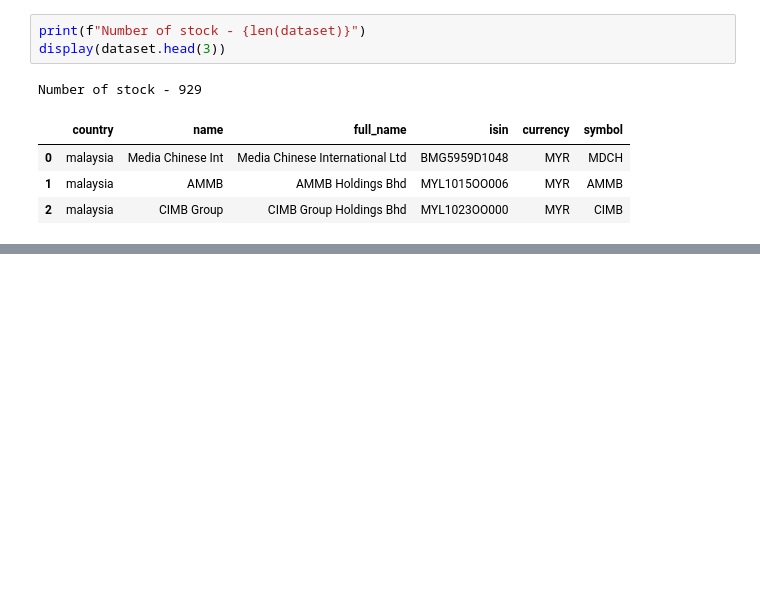
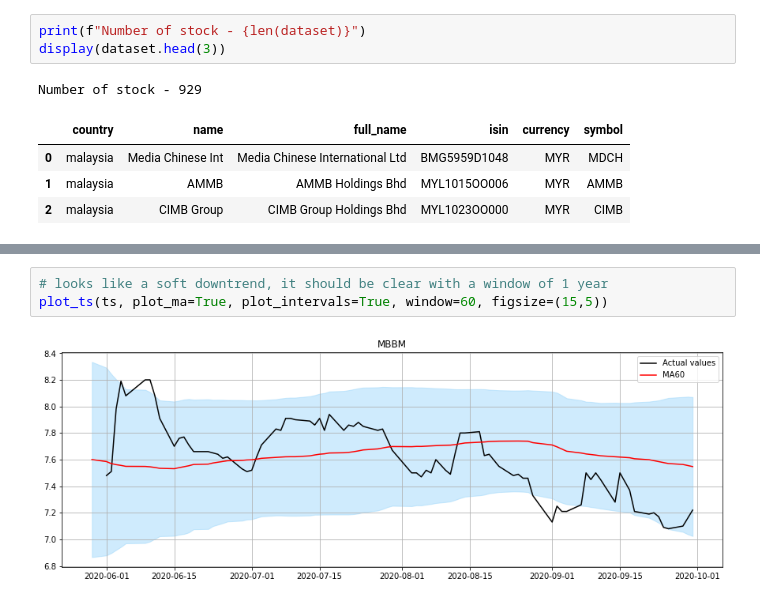
Before and after one commit to mengwangk/investor, a Jupyter notebook: experiment/science/nbdev/nbs/101_data.load.finance.forecast.ipynb, the cells around one changed output, grey strips where cells are left out. Drawn from its saved outputs; the diff is of its cells as text; blank space fills up the shorter version.

```diff
--- a/experiment/science/nbdev/nbs/101_data.load.finance.forecast.ipynb
+++ b/experiment/science/nbdev/nbs/101_data.load.finance.forecast.ipynb
@@ -129,0 +173,5 @@ Date
+# %%
+# looks like a soft downtrend, it should be clear with a window of 1 year
+plot_ts(ts, plot_ma=True, plot_intervals=True, window=60, figsize=(15,5))
+# %% [output]
+[figure, added]
```
Also changed, not shown: parts of 20 cells of this notebook.
